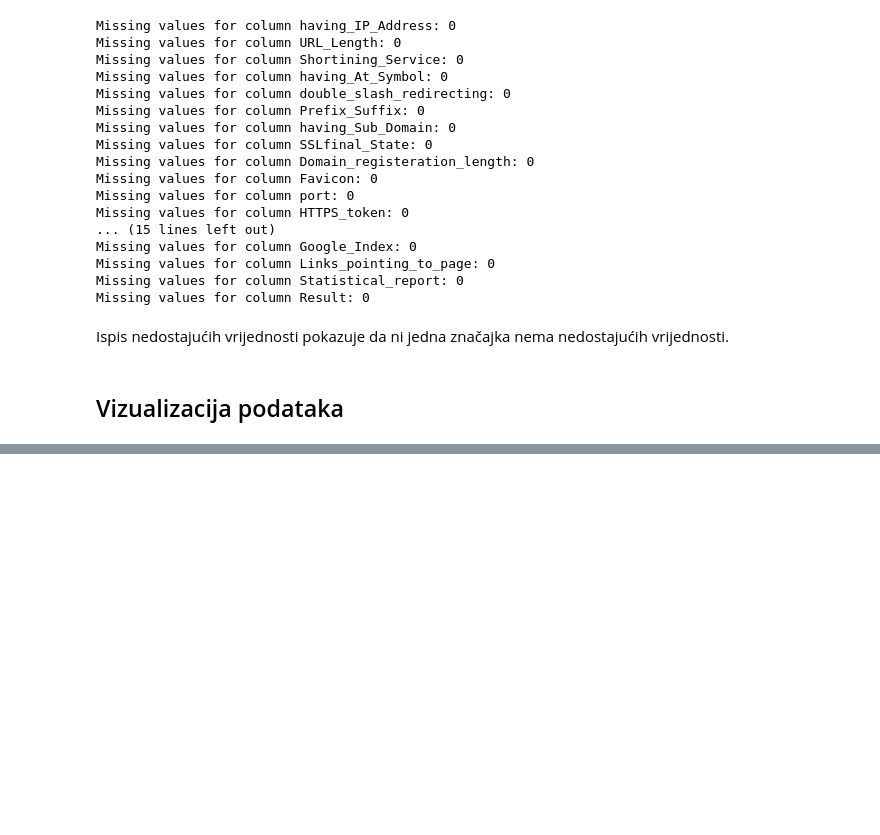
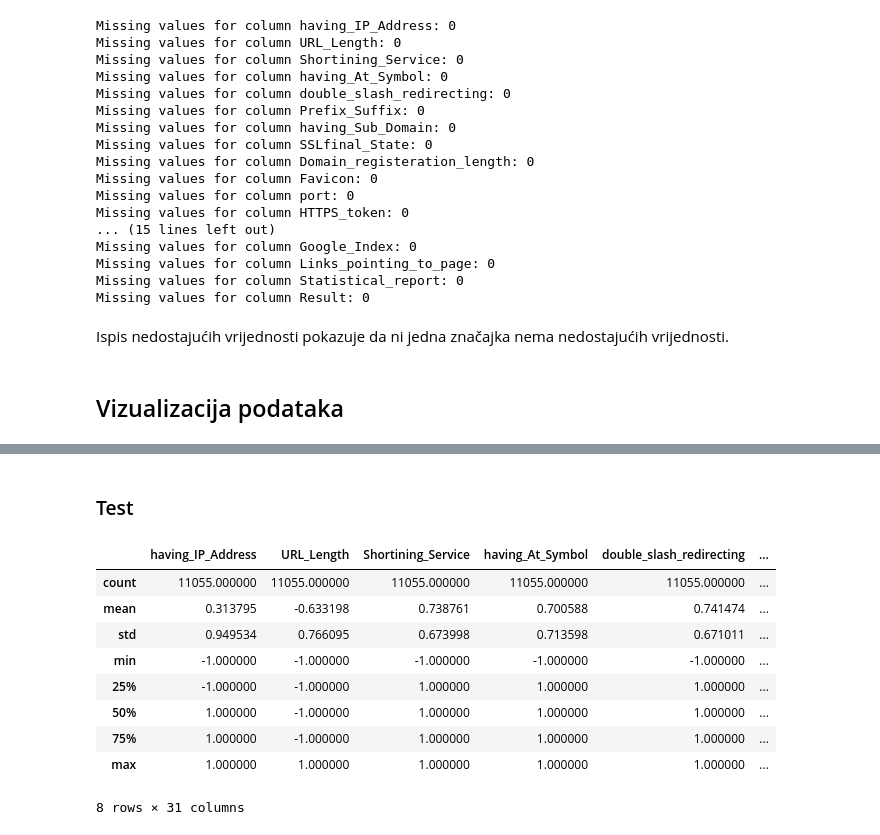
Before and after one commit to markotutic/uzop, a Jupyter notebook: dataset.ipynb, the cells around one changed output, grey strips where cells are left out. Cells and saved outputs as stored; diff of their text form; code cells hidden in the pictures; blank space fills up the shorter version.

```diff
--- a/dataset.ipynb
+++ b/dataset.ipynb
@@ -322,0 +326,15 @@ plt.show()
+# %% [markdown]
+### Test
+# %%
+data.describe()
+# %% [output]
+|  | having_IP_Address | URL_Length | Shortining_Service | having_At_Symbol | double_slash_redirecting | ... |
+| count | 11055.000000 | 11055.000000 | 11055.000000 | 11055.000000 | 11055.000000 | ... |
+| mean | 0.313795 | -0.633198 | 0.738761 | 0.700588 | 0.741474 | ... |
+| std | 0.949534 | 0.766095 | 0.673998 | 0.713598 | 0.671011 | ... |
+| min | -1.000000 | -1.000000 | -1.000000 | -1.000000 | -1.000000 | ... |
+| 25% | -1.000000 | -1.000000 | 1.000000 | 1.000000 | 1.000000 | ... |
+| 50% | 1.000000 | -1.000000 | 1.000000 | 1.000000 | 1.000000 | ... |
+| 75% | 1.000000 | -1.000000 | 1.000000 | 1.000000 | 1.000000 | ... |
+| max | 1.000000 | 1.000000 | 1.000000 | 1.000000 | 1.000000 | ... |
+8 rows × 31 columns
```
Also changed, not shown: parts of 9 cells of this notebook.
